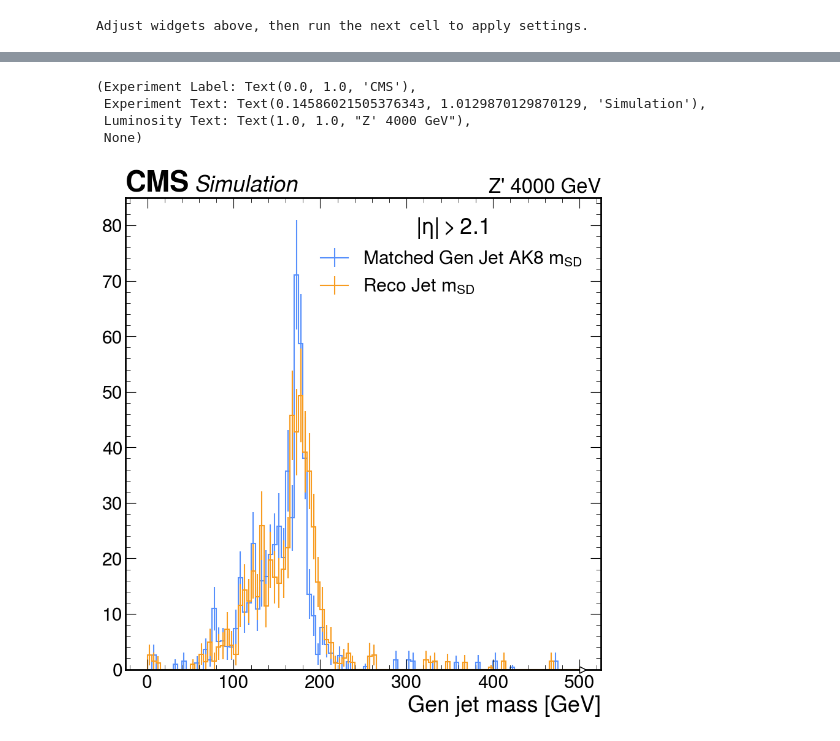
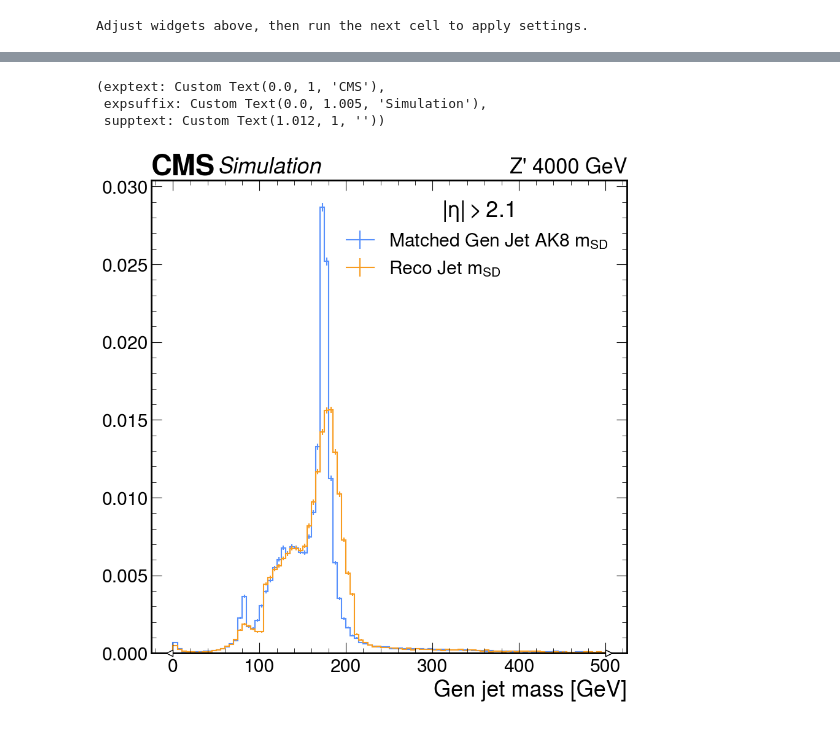
Before and after one commit to hayfasfar/TTbarHadronicSkimmer, a Jupyter notebook: ttbaranalysis.ipynb, the cells around one changed output, grey strips where cells are left out. Drawn from its saved outputs; the diff is of its cells as text; code cells hidden in the pictures.

```diff
--- a/ttbaranalysis.ipynb
+++ b/ttbaranalysis.ipynb
@@ -109,7 +109,7 @@ layout      = widgets.Layout(width='210px')
 layout_wide = widgets.Layout(width='260px')
 
 _dataset_opts = ['data', 'QCD', 'TTbar', 'ZPrime1', 'ZPrime10', 'ZPrime30', 'ZPrimeDM', 'RSGluon', 'ZPrimeLocal']
-_era_opts     = ['A', 'B', 'C', 'D', 'E', 'F', 'G', 'H']
+_era_opts     = ['A', 'B', 'C', 'D', 'E', 'F', 'G', 'H', 'I']
 _pt_opts      = ['700to1000', '1000toInf']
 
 # ── Datasets ──────────────────────────────────────────────────────────────────
@@ -301,9 +301,9 @@ def run_analysis(args):
     useDeepAK8 = True if (args.toptagger == 'deepak8') else False
     useDeepCSV = True if (args.btagger == 'deepcsv') else False
     htCut = 1400.0 if (args.ht == '1400') else 950.0
-    dask_memory = '4GB'
-    chunksize_dask = 200000
-    chunksize_futures = 10000
+    dask_memory = '5GB'
+    chunksize_dask = 100000
+    chunksize_futures = 200000
     maxchunks = 10 if args.test else None
 
     systematics = [
@@ -505,7 +505,7 @@ def run_analysis(args):
                             from coffea_casa import CoffeaCasaCluster
 
                             cluster = CoffeaCasaCluster(memory = dask_memory )
-                            cluster.adapt(minimum=4, maximum=200)
+                            cluster.adapt(minimum=4, maximum=400)
                             client = Client(cluster)
                             from distributed.diagnostics.plugin import UploadDirectory
 
@@ -675,14 +696,13 @@ hep.cms.label(rlabel = "Z' 4000 GeV")
 # %%
-output['gen_jetmsd_reco_jetmsd']['nominal', 1, ...].project('genjetmass').plot(label = r"Matched Gen Jet AK8 $m_{SD}$")
-output['gen_jetmsd_reco_jetmsd']['nominal', 1, ...].project('jetmsd').plot(label = r"Reco Jet $m_{SD}$")
+output['gen_jetmsd_reco_jetmsd']['nominal', 1, ...].project('genjetmass').plot(label = r"Matched Gen Jet AK8 $m_{SD}$", density = True)
+output['gen_jetmsd_reco_jetmsd']['nominal', 1, ...].project('jetmsd').plot(label = r"Reco Jet $m_{SD}$", density = True)
 plt.legend(title = r"$|\eta| > 2.1$")
 hep.cms.label(rlabel = "Z' 4000 GeV")
 # %% [output]
-(Experiment Label: Text(0.0, 1.0, 'CMS'),
- Experiment Text: Text(0.14586021505376343, 1.0129870129870129, 'Simulation'),
- Luminosity Text: Text(1.0, 1.0, "Z' 4000 GeV"),
- None)
+(exptext: Custom Text(0.0, 1, 'CMS'),
+ expsuffix: Custom Text(0.0, 1.005, 'Simulation'),
+ supptext: Custom Text(1.012, 1, ''))
-[figure, old version]
+[figure, new version]
 # %%
 output['gen_jetmsd_reco_jetmsd']['nominal',...].project('jet_nearby').plot()
 #plt.legend(title = r"$|\eta| > 2.1$")
```
Also changed, not shown: parts of 14 cells of this notebook, 8 other files.
